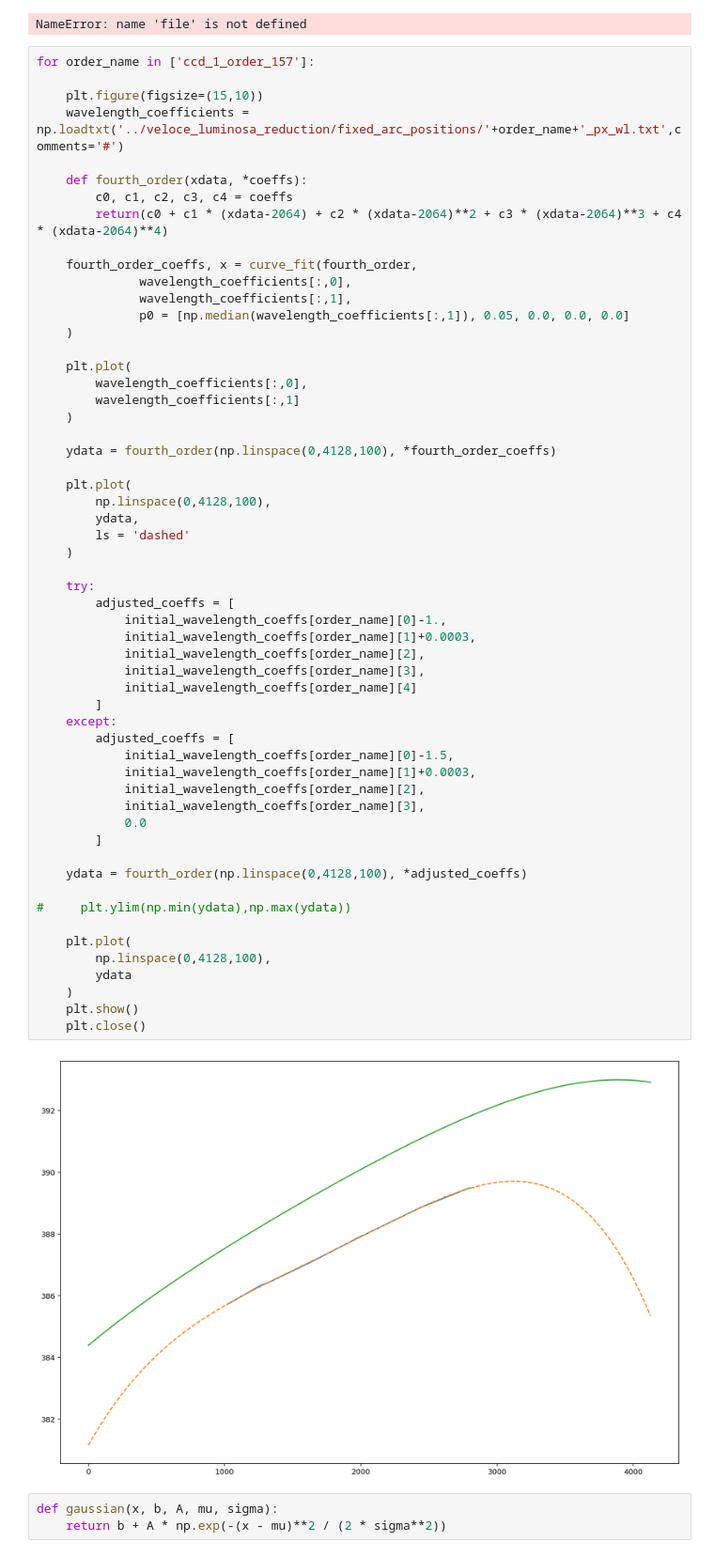
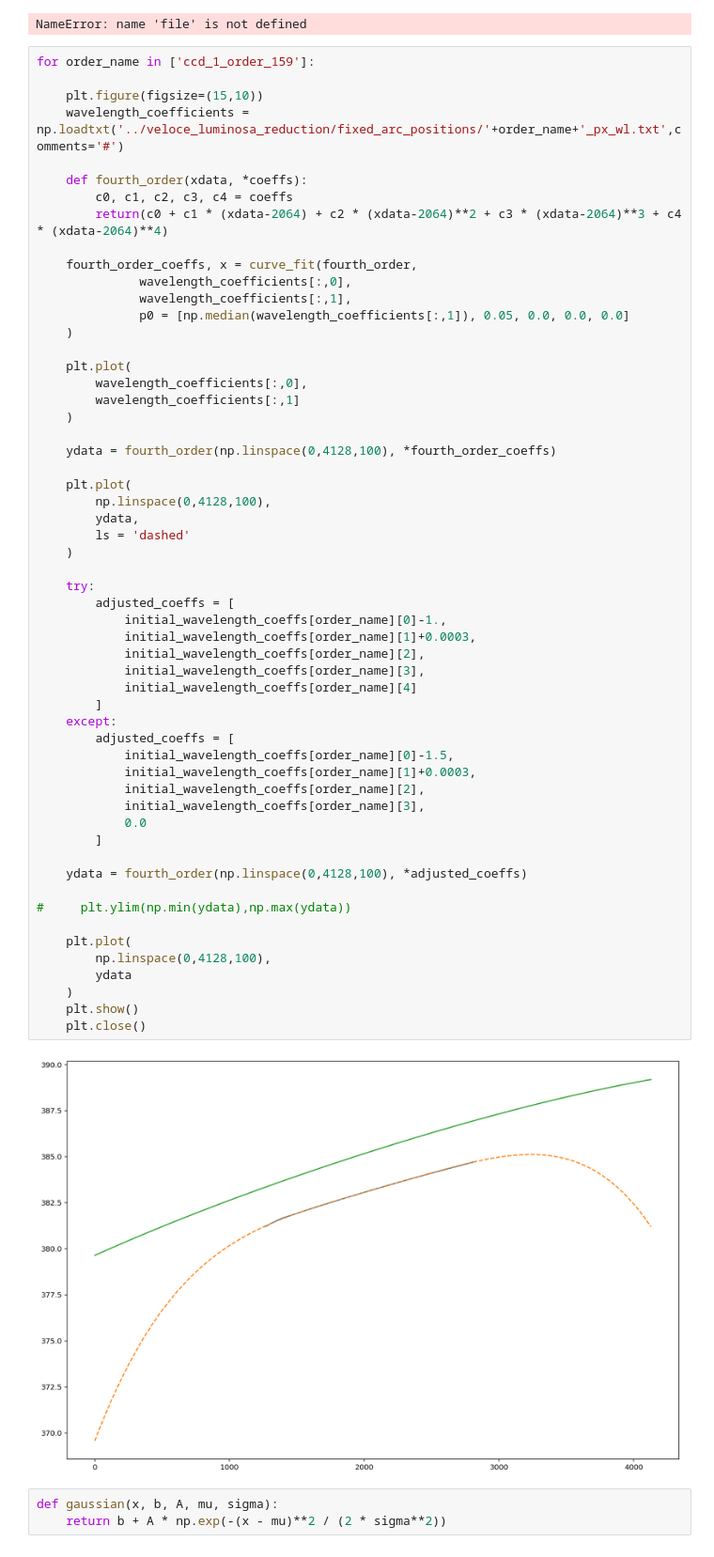
Before and after one commit to svenbuder/velocereduction, a Jupyter notebook: scripts/veloce_luminosa_wavelength_calibration.ipynb, the cells around one changed output. Shown at 94% size. Saved outputs shown, nothing was run; the diff lists cells and outputs as text.

Commit message:
ccd 1 order 159 mine, 160 image

```diff
--- a/scripts/veloce_luminosa_wavelength_calibration.ipynb
+++ b/scripts/veloce_luminosa_wavelength_calibration.ipynb
@@ -256,7 +256,7 @@ for order in range(1,len(file)):
 # %% [output]
 NameError: name 'file' is not defined
 # %%
-for order_name in ['ccd_1_order_157']:
+for order_name in ['ccd_1_order_159']:
 
     plt.figure(figsize=(15,10))
     wavelength_coefficients = np.loadtxt('../veloce_luminosa_reduction/fixed_arc_positions/'+order_name+'_px_wl.txt',comments='#')
@@ -285,34 +285,34 @@ for order_name in ['ccd_1_order_157']:
     )
 
     try:
         adjusted_coeffs = [
             initial_wavelength_coeffs[order_name][0]-1.,
             initial_wavelength_coeffs[order_name][1]+0.0003,
             initial_wavelength_coeffs[order_name][2],
             initial_wavelength_coeffs[order_name][3],
             initial_wavelength_coeffs[order_name][4]
         ]
     except:
         adjusted_coeffs = [
             initial_wavelength_coeffs[order_name][0]-1.5,
             initial_wavelength_coeffs[order_name][1]+0.0003,
             initial_wavelength_coeffs[order_name][2],
             initial_wavelength_coeffs[order_name][3],
             0.0
         ]
 
     ydata = fourth_order(np.linspace(0,4128,100), *adjusted_coeffs)
 
 #     plt.ylim(np.min(ydata),np.max(ydata))
 
     plt.plot(
         np.linspace(0,4128,100),
         ydata
     )
     plt.show()
     plt.close()
 # %% [output]
-[figure, old version]
+[figure, new version]
 # %%
 def gaussian(x, b, A, mu, sigma):
     return b + A * np.exp(-(x - mu)**2 / (2 * sigma**2))
```
Also changed, not shown: 1 other file.
